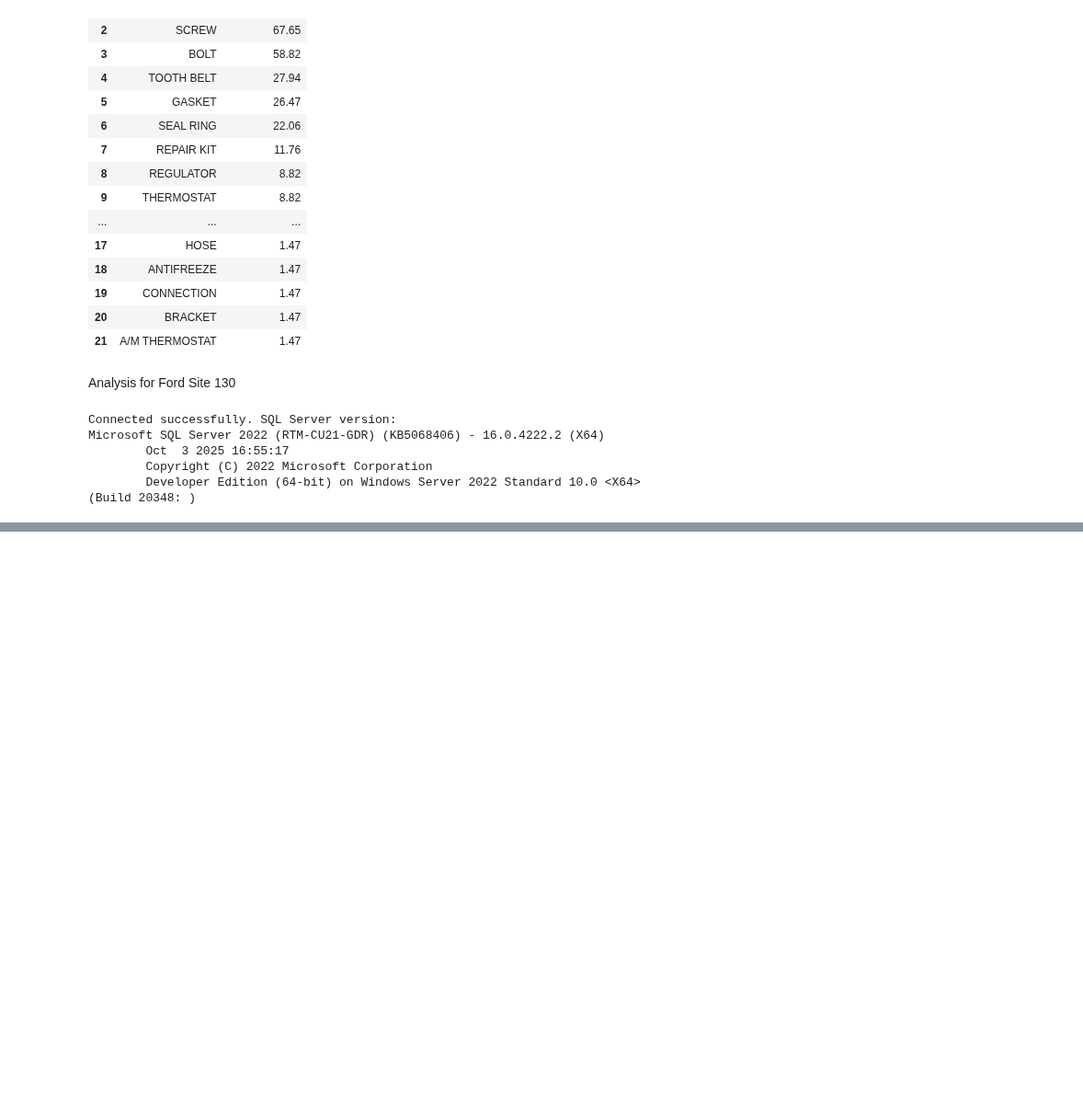
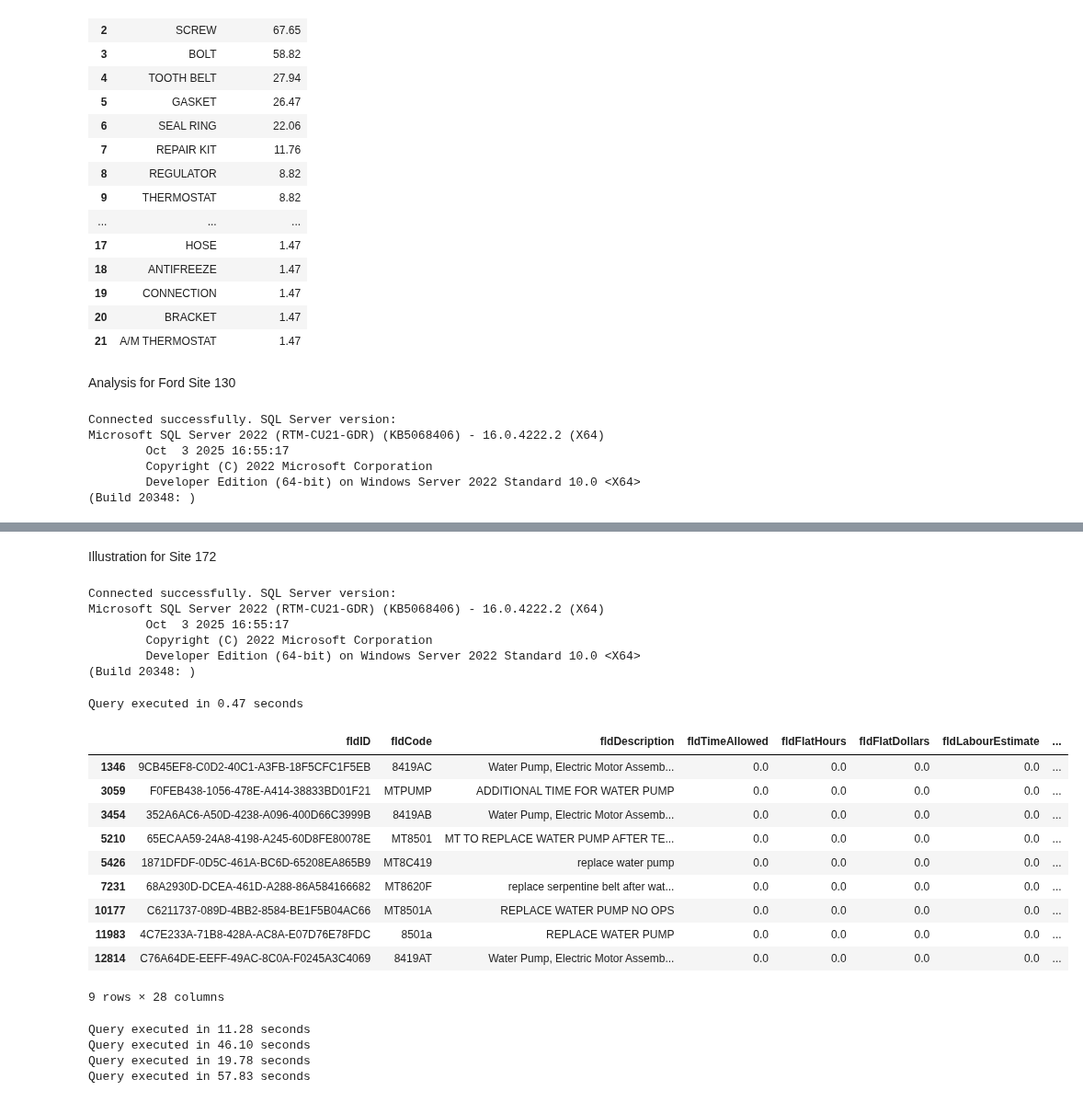
Before and after one commit to MeliPax/SPG, a Jupyter notebook: research/pull_vehicle_repair_data.ipynb, the cells around one changed output, grey strips where cells are left out. Shown at 92% size. Saved outputs shown, nothing was run; the diff lists cells and outputs as text; code cells hidden in the pictures; blank space fills up the shorter version.

```diff
--- a/research/pull_vehicle_repair_data.ipynb
+++ b/research/pull_vehicle_repair_data.ipynb
@@ -66,16 +66,19 @@ def SERVER_conn(input_site):
 
 
 
+
 def db_request(query, server_conn_str):
     if server_conn_str is None:
         raise Exception("Database connection failed. Please check your credentials and connection settings.")
 
     start_time = time.time()
+    df = pd.read_sql(query, server_conn_str)
 
-    respo = pd.read_sql(query, server_conn_str)
+    if not isinstance(df, pd.DataFrame):
+        raise TypeError(f"db_request must return a DataFrame, got {type(df)}")
 
     end_time = time.time()
     print(f"Query executed in {end_time - start_time:.2f} seconds")
-    return respo
+    return df
 # %%
 
@@ -659,0 +699,43 @@ parts_summary(parts_tbl_df = filtered_parts_db130, total_req_count = all_filtere
+# %% [markdown]
+Illustration for Site 172
+# %%
+db_server_172 = "DB_server_172"
+# key_wrd = "Water Pump Replace"
+key_wrd_172 = "Water Pump"
+server_conn_db_172 = SERVER_conn(db_server_172)
+# %% [output]
+Connected successfully. SQL Server version:
+Microsoft SQL Server 2022 (RTM-CU21-GDR) (KB5068406) - 16.0.4222.2 (X64)
+        Oct  3 2025 16:55:17
+        Copyright (C) 2022 Microsoft Corporation
+        Developer Edition (64-bit) on Windows Server 2022 Standard 10.0 <X64> (Build 20348: )
+# %%
+
+all_opcode_df_172 = remove_invalid_opcodes(get_all_op_codes(server_conn_db_172))
+# %% [output]
+Query executed in 0.47 seconds
+# %%
+select_opcodes = all_opcode_df_172[all_opcode_df_172["fldDescription"].str.contains(key_wrd_172, case=False, na=False)]
+select_opcodes
+# %% [output]
+|  | fldID | fldCode | fldDescription | fldTimeAllowed | fldFlatHours | fldFlatDollars | fldLabourEstimate | ... |
+| 1346 | 9CB45EF8-C0D2-40C1-A3FB-18F5CFC1F5EB | 8419AC | Water Pump, Electric Motor Assemb... | 0.0 | 0.0 | 0.0 | 0.0 | ... |
+| 3059 | F0FEB438-1056-478E-A414-38833BD01F21 | MTPUMP | ADDITIONAL TIME FOR WATER PUMP | 0.0 | 0.0 | 0.0 | 0.0 | ... |
+| 3454 | 352A6AC6-A50D-4238-A096-400D66C3999B | 8419AB | Water Pump, Electric Motor Assemb... | 0.0 | 0.0 | 0.0 | 0.0 | ... |
+| 5210 | 65ECAA59-24A8-4198-A245-60D8FE80078E | MT8501 | MT TO REPLACE WATER PUMP AFTER TE... | 0.0 | 0.0 | 0.0 | 0.0 | ... |
+| 5426 | 1871DFDF-0D5C-461A-BC6D-65208EA865B9 | MT8C419 | replace water pump | 0.0 | 0.0 | 0.0 | 0.0 | ... |
+| 7231 | 68A2930D-DCEA-461D-A288-86A584166682 | MT8620F | replace serpentine belt after wat... | 0.0 | 0.0 | 0.0 | 0.0 | ... |
+| 10177 | C6211737-089D-4BB2-8584-BE1F5B04AC66 | MT8501A | REPLACE WATER PUMP NO OPS | 0.0 | 0.0 | 0.0 | 0.0 | ... |
+| 11983 | 4C7E233A-71B8-428A-AC8A-E07D76E78FDC | 8501a | REPLACE WATER PUMP | 0.0 | 0.0 | 0.0 | 0.0 | ... |
+| 12814 | C76A64DE-EEFF-49AC-8C0A-F0245A3C4069 | 8419AT | Water Pump, Electric Motor Assemb... | 0.0 | 0.0 | 0.0 | 0.0 | ... |
+9 rows × 28 columns
+# %%
+
+
+RO_tbl_db_172, request_tbl_db_172, labourline_tbl_db_172, partslines_tbl_db_172 = pull_data_by_server(server_conn_db_172)
+RO_tbl_db_172, request_tbl_db_172, labourline_tbl_db_172, partslines_tbl_db_172 = clean_data(RO_tbl_db_172, request_tbl_db_172, labourline_tbl_db_172, partslines_tbl_db_172)
+# %% [output]
+Query executed in 11.28 seconds
+Query executed in 46.10 seconds
+Query executed in 19.78 seconds
+Query executed in 57.83 seconds
```
Also changed, not shown: parts of 20 cells of this notebook.
